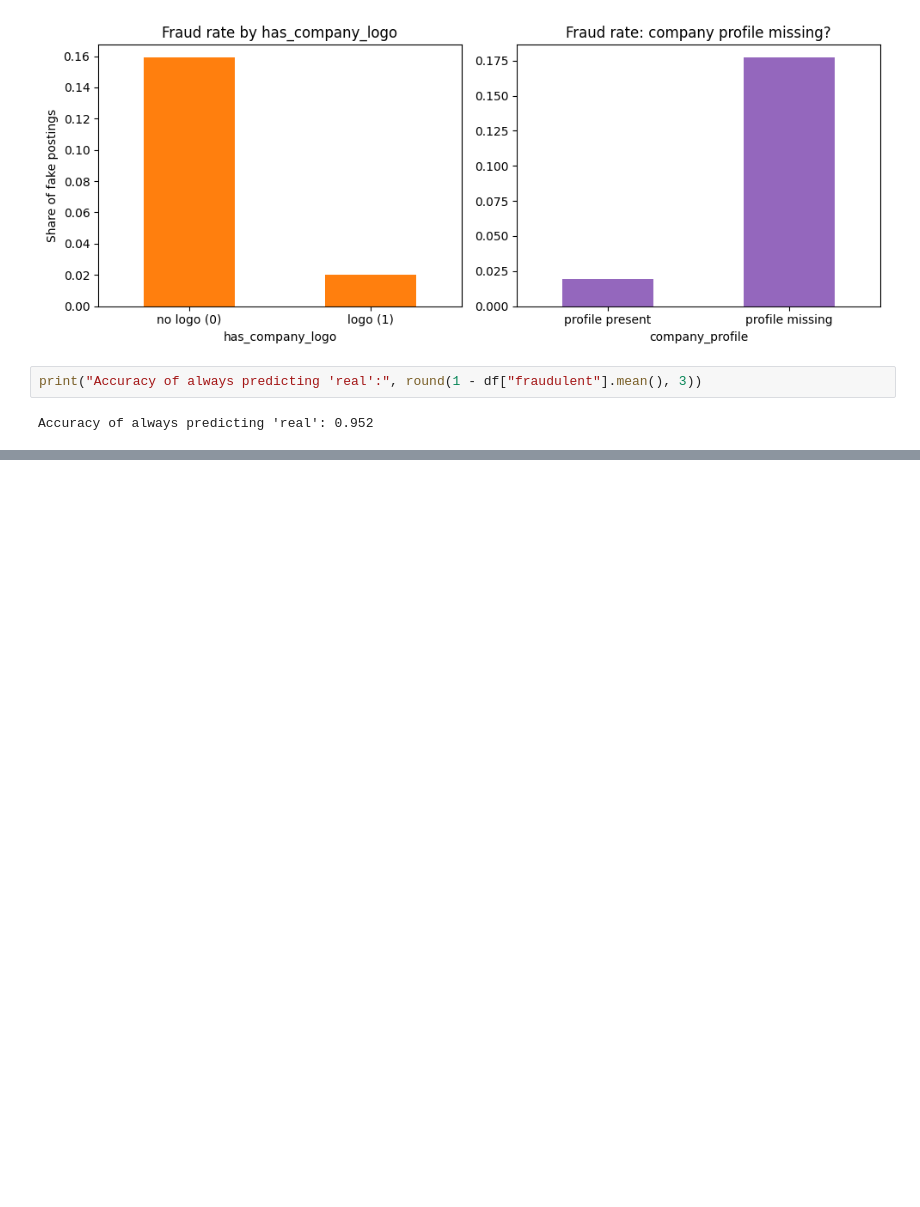
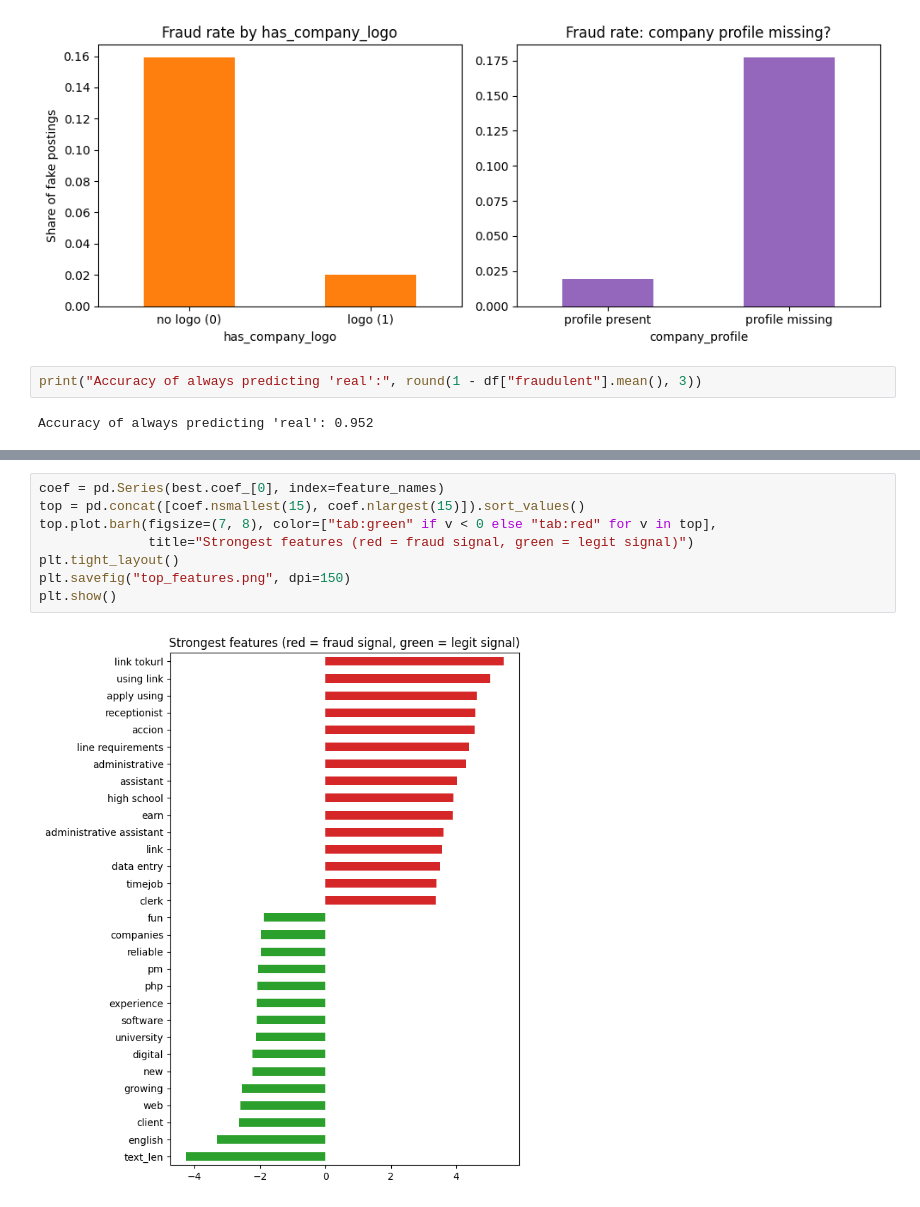
Before and after one commit to Noman87370/scam-job-posting-detector, a Jupyter notebook: scam-job-posting-detector.ipynb, the cells around one changed output, grey strips where cells are left out. Cells and saved outputs as stored; diff of their text form; blank space fills up the shorter version.

```diff
--- a/scam-job-posting-detector.ipynb
+++ b/scam-job-posting-detector.ipynb
@@ -81,0 +239,10 @@ Accuracy of always predicting 'real': 0.952
+# %%
+coef = pd.Series(best.coef_[0], index=feature_names)
+top = pd.concat([coef.nsmallest(15), coef.nlargest(15)]).sort_values()
+top.plot.barh(figsize=(7, 8), color=["tab:green" if v < 0 else "tab:red" for v in top],
+              title="Strongest features (red = fraud signal, green = legit signal)")
+plt.tight_layout()
+plt.savefig("top_features.png", dpi=150)
+plt.show()
+# %% [output]
+[figure, added]
```
Also changed, not shown: parts of 19 cells of this notebook.
